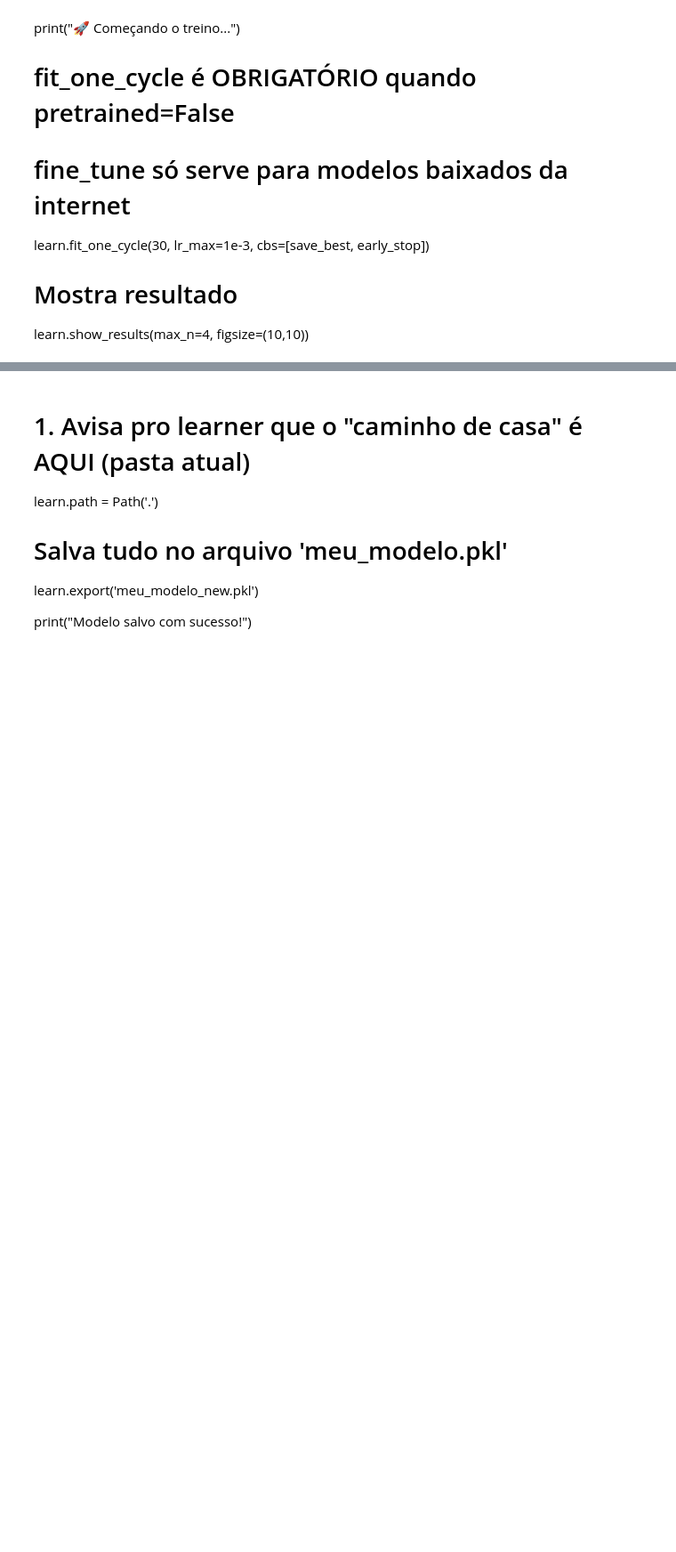
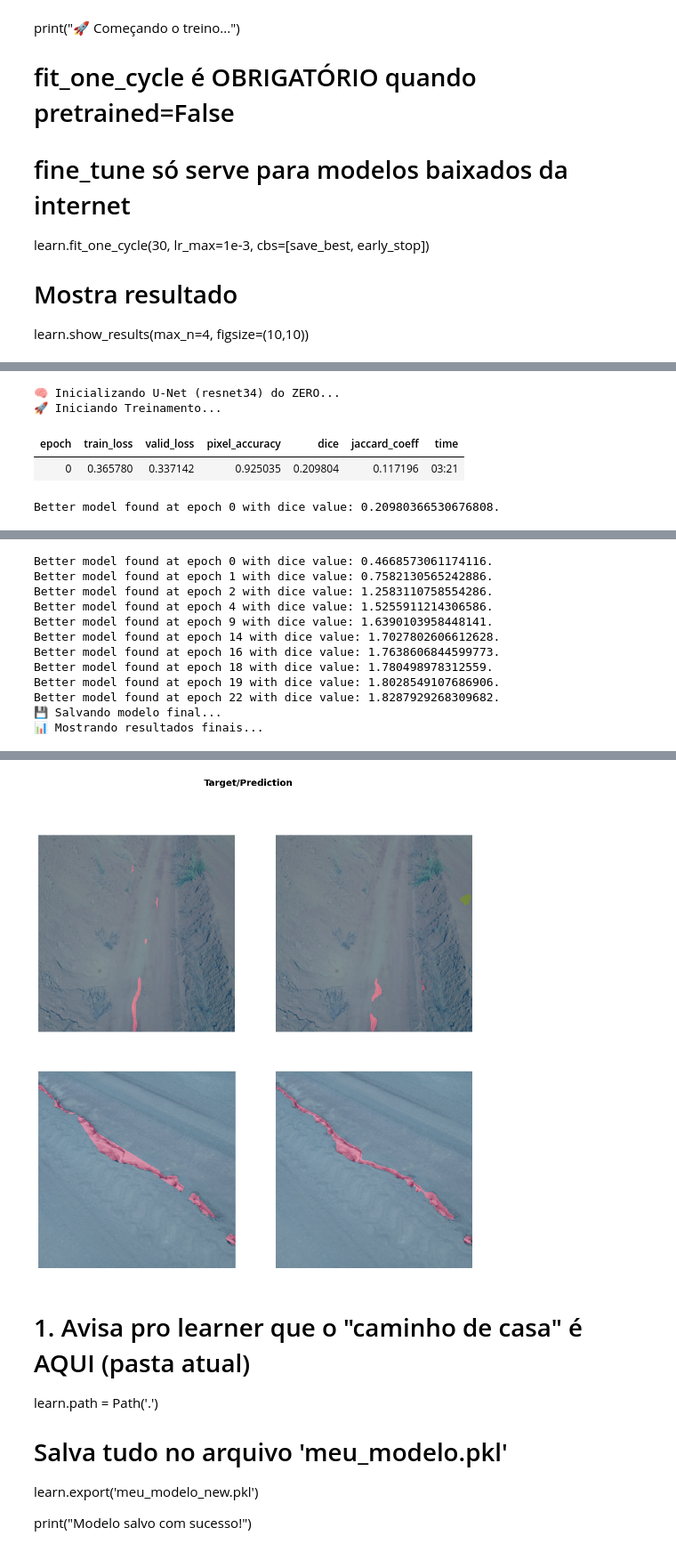
Before and after one commit to wmpjrufg/geoeyeai, a Jupyter notebook: test copy.ipynb, the cells around one changed output, grey strips where cells are left out. Shown at 89% size. Saved outputs shown, nothing was run; the diff lists cells and outputs as text; code cells hidden in the pictures; blank space fills up the shorter version.

```diff
--- a/test copy.ipynb
+++ b/test copy.ipynb
@@ -376,0 +338,47 @@ Better model found at epoch 8 with dice value: 0.652693553763382.
+# %%
+# ==============================================================================
+# 5. TREINAMENTO DO MODELO
+# ==============================================================================
+# Lista de métricas: Acurácia, Dice (F1) e Jaccard (IoU)
+metrics = [pixel_accuracy, Dice(axis=1), JaccardCoeff(axis=1)]
+
+print(f"🧠 Inicializando U-Net ({MODEL_NAME}) do ZERO...")
+
+# Callbacks:
+# 1. SaveModelCallback: Salva sempre que o Dice (monitor='dice') melhorar.
+# 2. EarlyStoppingCallback: Para o treino se o Dice não melhorar por 5 épocas.
+save_best = SaveModelCallback(monitor='dice', comp=np.greater, fname=f'melhor_modelo_{export_name}')
+early_stop = EarlyStoppingCallback(monitor='dice', comp=np.greater, min_delta=0.001, patience=5)
+logger = CSVLogger(fname=f'{export_name}.csv')
+
+# Criação do Learner
+# pretrained=False (Treina do zero, ideal para satélite e resolve o problema da internet)
+# to_fp16() (Usa Mixed Precision para economizar memória e acelerar na RTX 4070)
+arch = model_map[MODEL_NAME]
+# learn = unet_learner(dls, resnet34, metrics=metrics, pretrained=False).to_fp16()
+
+print("🚀 Iniciando Treinamento...")
+
+# Fit One Cycle: A melhor estratégia para treinar do zero.
+# learn = unet_learner(dls, arch, metrics=metrics, pretrained=False).to_fp16()
+# learn.fit_one_cycle(30, lr_max=1e-4, cbs=[save_best, logger, GradientAccumulation(n_acc=4)])
+
+# 1. Criação do Learner com pesos pré-treinados
+learn = unet_learner(dls, arch, metrics=metrics, pretrained=True).to_fp16()
+learn.fine_tune(30, base_lr=1e-4, cbs=[save_best, logger, GradientAccumulation(n_acc=4)])
+
+# ==============================================================================
+# 6. EXPORTAÇÃO E RESULTADOS
+# ==============================================================================
+print("💾 Salvando modelo final...")
+
+learn.export(f'{export_name}.pkl')
+
+print("📊 Mostrando resultados finais...")
+learn.show_results(max_n=2, figsize=(12,12))
+# %% [output]
+🧠 Inicializando U-Net (resnet34) do ZERO...
+🚀 Iniciando Treinamento...
+| epoch | train_loss | valid_loss | pixel_accuracy | dice | jaccard_coeff | time |
+| 0 | 0.365780 | 0.337142 | 0.925035 | 0.209804 | 0.117196 | 03:21 |
+Better model found at epoch 0 with dice value: 0.20980366530676808.
@@ -376,0 +402,12 @@ Better model found at epoch 8 with dice value: 0.652693553763382.
+Better model found at epoch 0 with dice value: 0.4668573061174116.
+Better model found at epoch 1 with dice value: 0.7582130565242886.
+Better model found at epoch 2 with dice value: 1.2583110758554286.
+Better model found at epoch 4 with dice value: 1.5255911214306586.
+Better model found at epoch 9 with dice value: 1.6390103958448141.
+Better model found at epoch 14 with dice value: 1.7027802606612628.
+Better model found at epoch 16 with dice value: 1.7638606844599773.
+Better model found at epoch 18 with dice value: 1.780498978312559.
+Better model found at epoch 19 with dice value: 1.8028549107686906.
+Better model found at epoch 22 with dice value: 1.8287929268309682.
+💾 Salvando modelo final...
+📊 Mostrando resultados finais...
@@ -377,3 +415,4 @@ Better model found at epoch 8 with dice value: 0.652693553763382.
+[figure, added]
 # %% [markdown]
 # 1. Avisa pro learner que o "caminho de casa" é AQUI (pasta atual)
 learn.path = Path('.')
```
Also changed, not shown: parts of 4 cells of this notebook, 2 other files.
